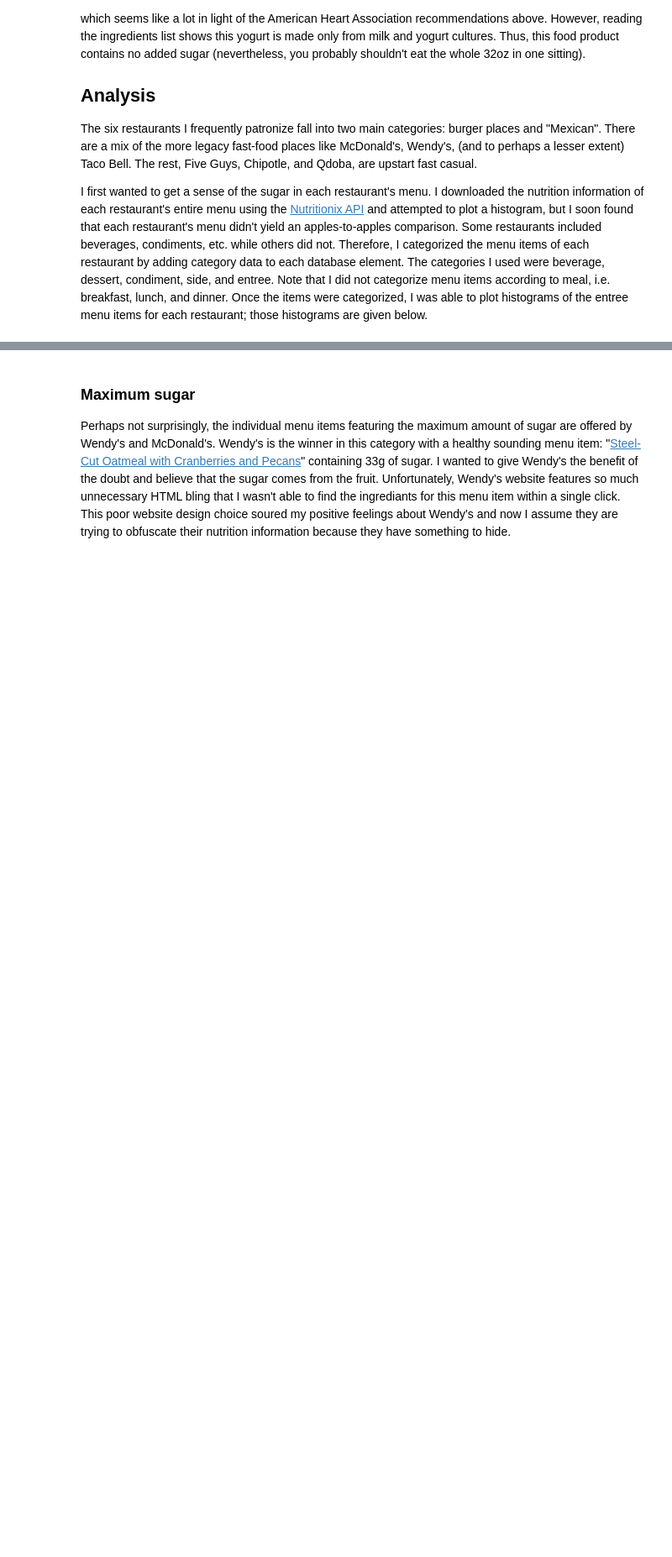
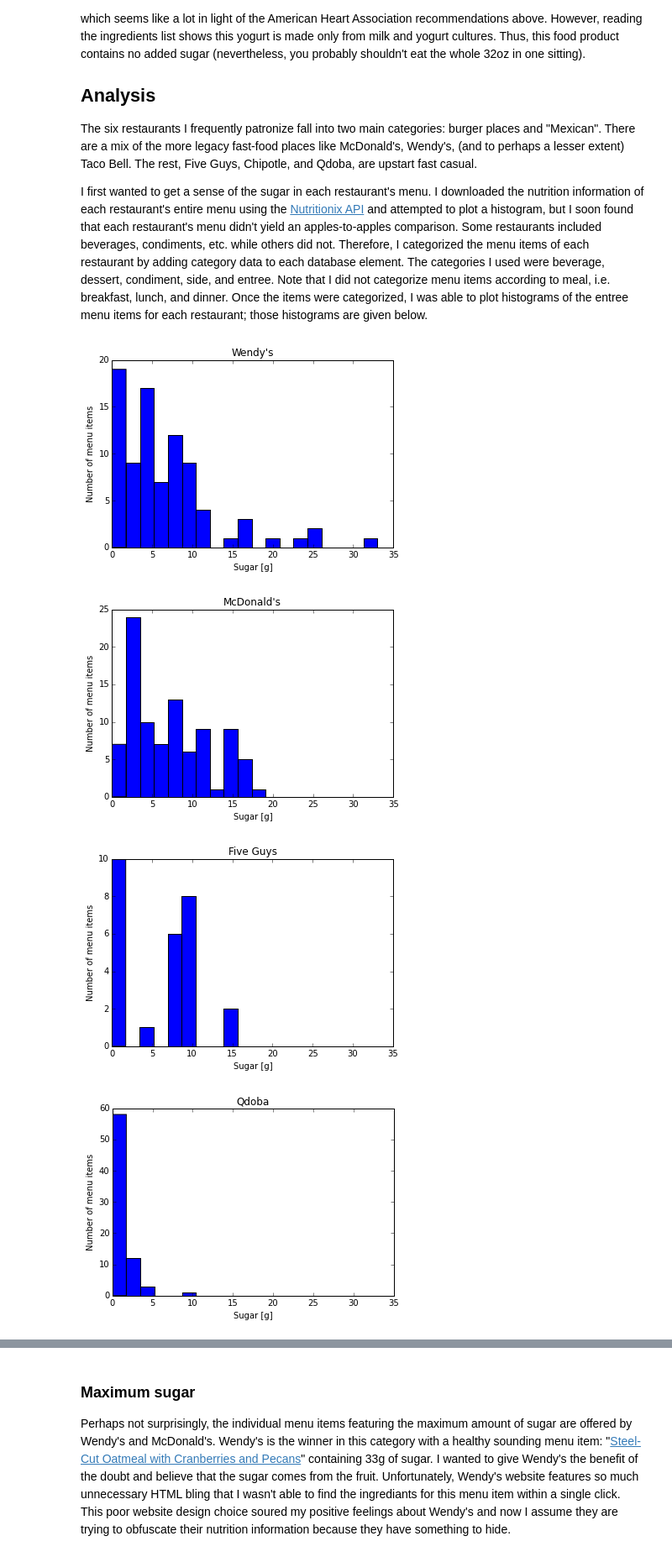
Before and after one commit to jrsmith3/minimum_sugar, a Jupyter notebook: report.ipynb, the cells around one changed output, grey strips where cells are left out. Shown at 84% size. Cells and saved outputs as stored; diff of their text form; code cells hidden in the pictures; blank space fills up the shorter version.

Commit message:
Generate figures for release

```diff
--- a/report.ipynb
+++ b/report.ipynb
@@ -50,9 +50,14 @@ restaurant_names = ["Wendy's",
 # %%
 entree_items = minimum_sugar.filter_menu_items(menu_data, "menu_category", "entree")
 sugar_max = max(minimum_sugar.extract_variable(entree_items, "nf_sugars"))
 
-# for restaurant_name in restaurant_names:
-#     restaurant_menu_items = minimum_sugar.filter_menu_items(menu_data, "brand_name", restaurant_name)
-#     restaurant_entree_items = minimum_sugar.filter_menu_items(restaurant_menu_items, "menu_category", "entree")
-#     f = minimum_sugar.menu_histogram(restaurant_entree_items, "nf_sugars", title=restaurant_name, param_name="Sugar [g]", x_max=sugar_max)
-#     plt.show()
+for restaurant_name in restaurant_names:
+    restaurant_menu_items = minimum_sugar.filter_menu_items(menu_data, "brand_name", restaurant_name)
+    restaurant_entree_items = minimum_sugar.filter_menu_items(restaurant_menu_items, "menu_category", "entree")
+    f = minimum_sugar.menu_histogram(restaurant_entree_items, "nf_sugars", title=restaurant_name, param_name="Sugar [g]", x_max=sugar_max)
+    plt.show()
+# %% [output]
+[figure, added]
+[figure, added]
+[figure, added]
+[figure, added]
```
Also changed, not shown: parts of 5 cells of this notebook.
